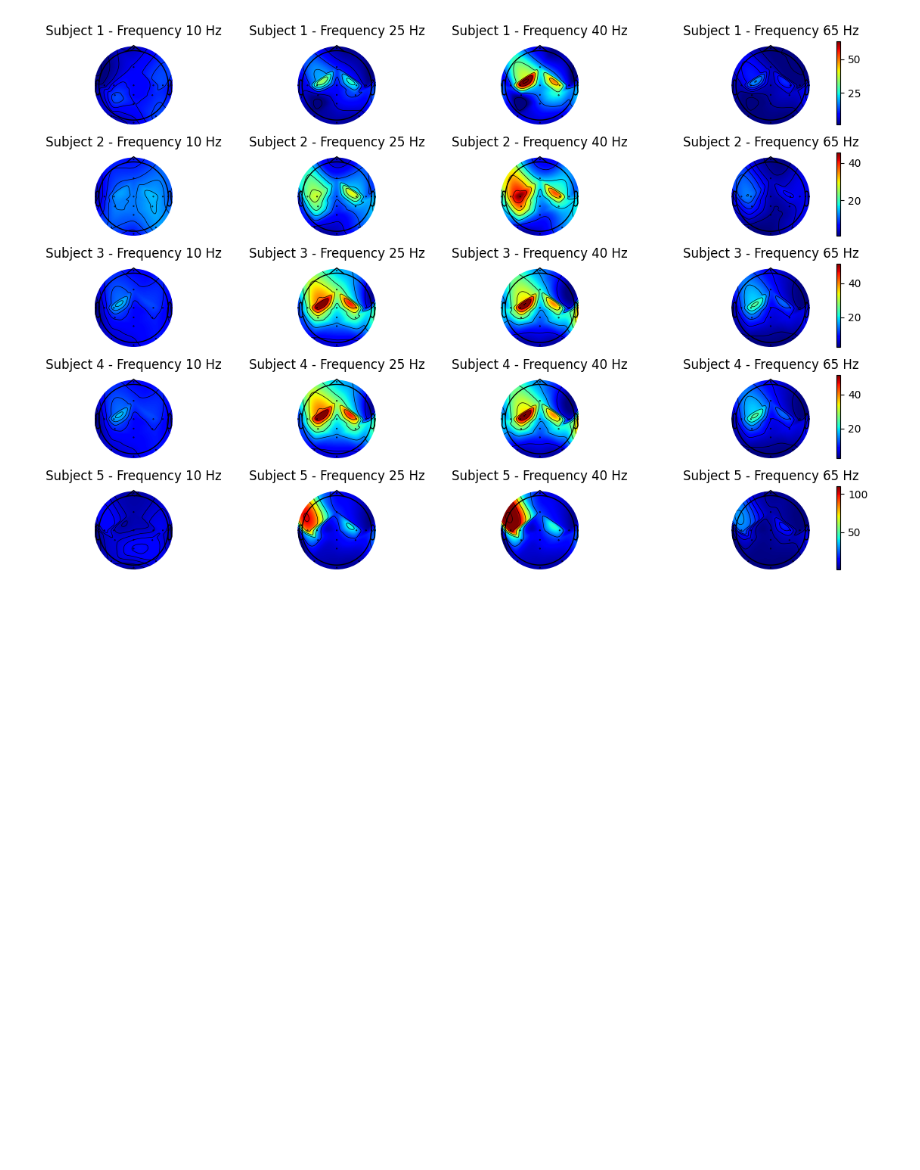
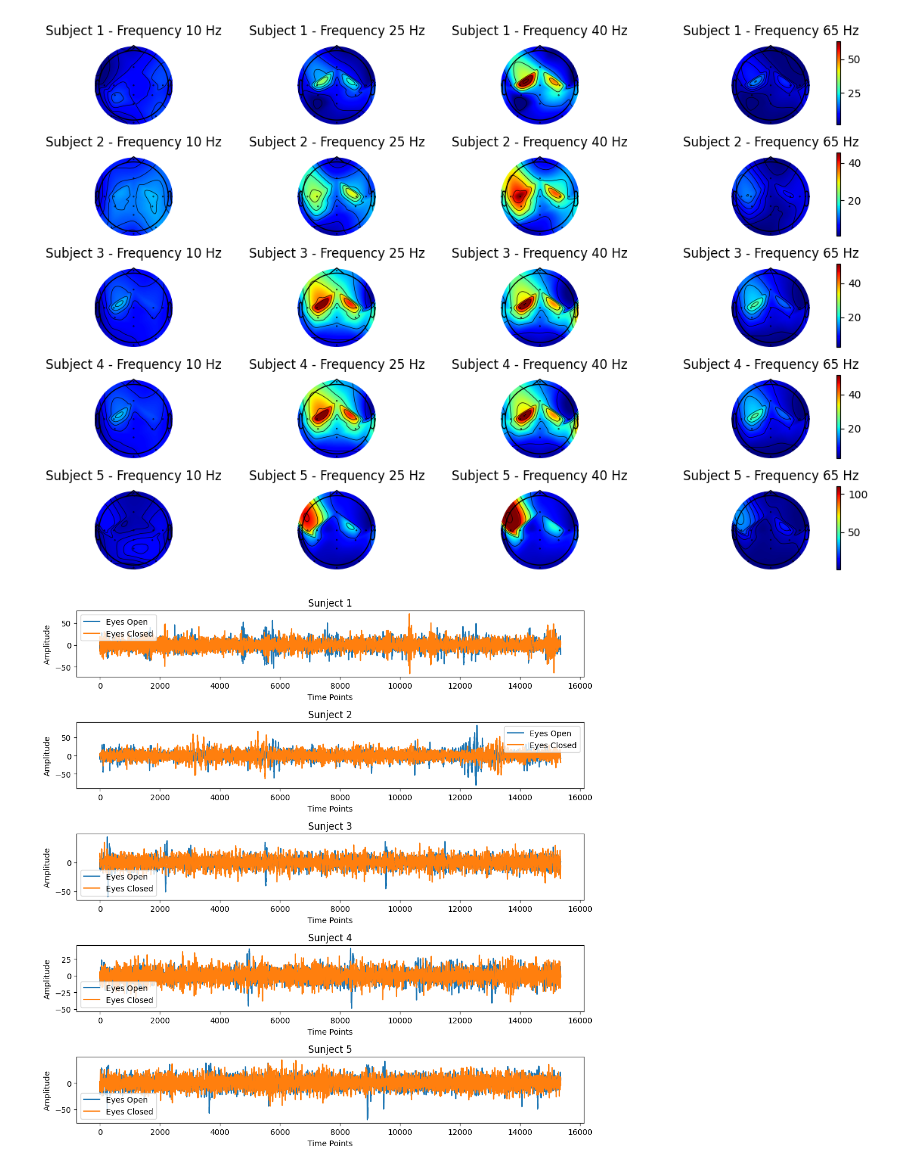
Before and after one commit to maryamnorouzi/Brain-Signal-Processing-, a Jupyter notebook: Brain Signal processing/hw2/HW2_Maryam.ipynb, the cells around one changed output. Saved outputs shown, nothing was run; the diff lists cells and outputs as text; code cells hidden in the pictures; blank space fills up the shorter version.

```diff
--- a/Brain Signal processing/hw2/HW2_Maryam.ipynb
+++ b/Brain Signal processing/hw2/HW2_Maryam.ipynb
@@ -281,3 +294,21 @@ plt.tight_layout()
 plt.show()
 # %% [output]
 [figure]
+# %%
+# 2.
+# Extract Fz channel data for each condition
+eyes_open_Fz = EyesOpen_np[:, :, 1]  # The 16th channel (0-based indexing)
+eyes_closed_Fz = EyesClosed_np[:, :, 1]
+n_s = eyes_closed_Fz.shape[0]
+fig, axes = plt.subplots(n_s, 1, figsize=(10, 2*n_s))
+for i in range(n_s):
+    axes[i].plot(eyes_open_Fz[i], label='Eyes Open')
+    axes[i].plot(eyes_closed_Fz[i], label='Eyes Closed')
+    axes[i].set_title(f'Sunject {i + 1}')
+    axes[i].set_xlabel('Time Points')
+    axes[i].set_ylabel('Amplitude')
+    axes[i].legend()
+plt.tight_layout()
+plt.show()
+# %% [output]
+[figure, added]
```
Also changed, not shown: parts of 4 cells of this notebook.
